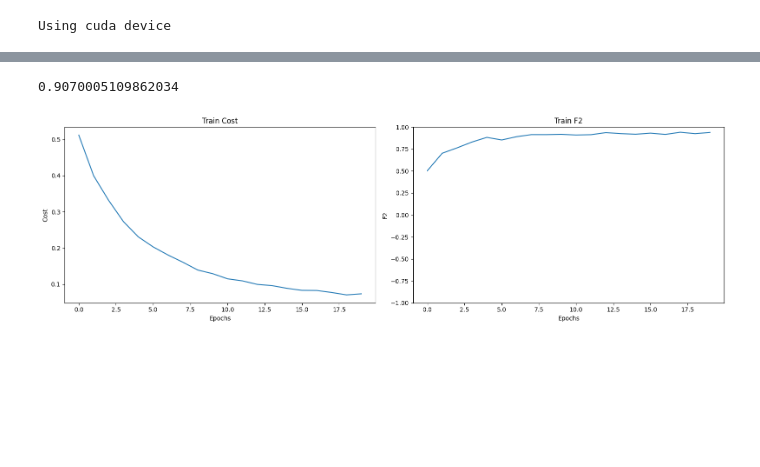
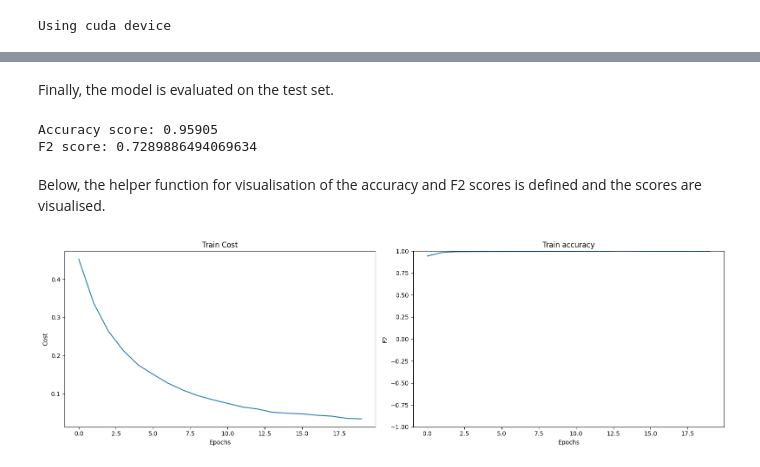
Before and after one commit to huslar58/SMPC_NN, a Jupyter notebook: Plain_NN.ipynb, the cells around one changed output, grey strips where cells are left out. Drawn from its saved outputs; the diff is of its cells as text; code cells hidden in the pictures; blank space fills up the shorter version.

```diff
--- a/Plain_NN.ipynb
+++ b/Plain_NN.ipynb
@@ -145,7 +65,7 @@ class FraudDetectionModel(nn.Module):
         self.relu = nn.ReLU()
         self.dropout = nn.Dropout(0.5)  # Dropout layer to prevent overfitting
         self.bn1 = nn.BatchNorm1d(hidden_size, dtype=torch.float64)
-        self.fc3 = nn.Linear(hidden_size, hidden_size, dtype=torch.float64)
+        self.fc2 = nn.Linear(hidden_size, hidden_size, dtype=torch.float64)
         self.fc3 = nn.Linear(hidden_size, num_classes, dtype=torch.float64)
         self.bn2 = nn.BatchNorm1d(num_classes, dtype=torch.float64)
         self.sigmoid = nn.Sigmoid()
@@ -157,12 +77,7 @@ class FraudDetectionModel(nn.Module):
         x = self.bn1(x)
         x = self.fc2(x)
         x = self.relu(x)
-        x = self.dropout(x)
-        x = self.fc2(x)
-        x = self.relu(x)
-        x = self.dropout(x)
-        x = self.fc2(x)
-        x = self.relu(x)
+        x = self.bn1(x)
         x = self.fc3(x)
         x = self.bn2(x)
         x = self.sigmoid(x)
@@ -201,8 +128,26 @@ def train(model, optim, criterion, x, y, epochs=num_epochs):
         print(f"Loss at epoch {e}: {loss.data}")
         if e % 50 == 0:
             hist["train_cost"].append(loss.data.detach().cpu().numpy())
+            hist["train_acc"].append(accuracy_score(y.detach().cpu().numpy(), np.where(out.detach().cpu().numpy() > 0.5, 1, 0)))
             hist["train_f2"].append(fbeta_score(y.detach().cpu().numpy(), np.where(out.detach().cpu().numpy() > 0.5, 1, 0), beta=0.5))
     return model, hist
 
-model, hist = train(model, optimizer, criterion, torch.from_numpy(X_train_transactions), torch.from_numpy(y_train_transactions).view(-1, 1))
+len_size = 10000
+
+# measure time
+t_start = time()
+# measure resource usage
+cpu_percent = psutil.cpu_percent()
+mem_usage = psutil.Process().memory_info().rss
+model, hist = train(model, optimizer, criterion, torch.from_numpy(X_train_transactions[:len_size]), torch.from_numpy(y_train_transactions[:len_size]).view(-1, 1))
+cpu_percent_end = psutil.cpu_percent()
+mem_usage_end = psutil.Process().memory_info().rss
+
+# Calculate the differences
+cpu_diff = cpu_percent_end - cpu_percent
+mem_diff = mem_usage_end - mem_usage
+t_end = time()
+print(f"Training of the neural network took {int(t_end - t_start)} seconds")
+print(f"CPU usage difference: {cpu_diff}%")
+print(f"Memory usage difference: {mem_diff} bytes")
 # %% [output]
@@ -210,35 +171,41 @@ AttributeError: 'FraudDetectionModel' object has no attribute 'fc2'
+# %% [markdown]
+Finally, the model is evaluated on the test set.
 # %%
 y_pred = model(torch.from_numpy(X_test_transactions).to(device))
 y_pred = np.where(y_pred.detach().cpu().numpy() > 0.5, 1, 0)
-print(fbeta_score(y_test_transactions, y_pred=y_pred, beta=0.5))
+print("Accuracy score: {}".format(accuracy_score(y_test_transactions, y_pred)))
+print("F2 score: {}".format(fbeta_score(y_test_transactions, y_pred=y_pred, beta=0.5)))
 # %% [output]
-0.9070005109862034
+Accuracy score: 0.95905
+F2 score: 0.7289886494069634
+# %% [markdown]
+Below, the helper function for visualisation of the accuracy and F2 scores is defined and the scores are visualised.
 # %%
 def plot_validation_curve(data, ax=None, ylim=None):
     if ax is None:
         fig, ax = plt.subplots()
         ax.set_title("Validation Curve")
         ax.set_ylabel("Cost")
     if ylim is not None:
         ax.set_ylim(ylim)
     ax.set_xlabel("Epochs")
     ax.plot(data)
 
 
-def plot_validation_curves(hist, ylim=None):
+def plot_validation_curves_acc(hist, ylim=None):
     fig, ax = plt.subplots(ncols=2, figsize=(16,5))
 
     ax[0].set_title("Train Cost")
     ax[0].set_ylabel("Cost")
     plot_validation_curve(hist["train_cost"], ax[0], ylim)
 
-    ax[1].set_title("Train F2")
+    ax[1].set_title("Train accuracy")
     ax[1].set_ylabel("F2")
     ax[1].set_ylim(-1, 1)
-    plot_validation_curve(hist["train_f2"], ax[1])
+    plot_validation_curve(hist["train_acc"], ax[1])
 
     plt.tight_layout()
+
+plot_validation_curves_acc(hist)
+# %% [output]
+[figure, added]
-# %%
-plot_validation_curves(hist)
-# %% [output]
-[figure, removed]
```
Also changed, not shown: parts of 20 cells of this notebook, 2 other files.
